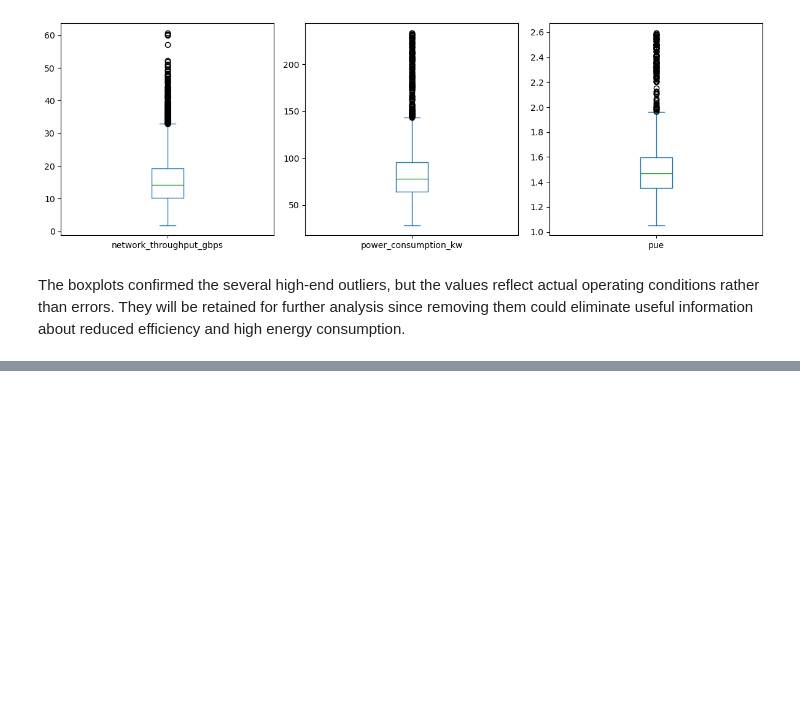
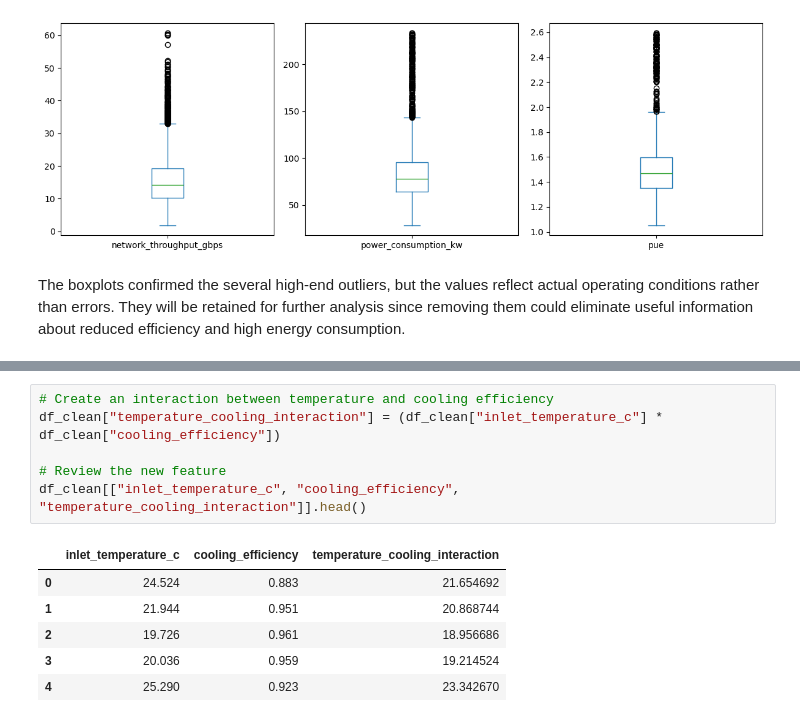
Before and after one commit to njafariii/data-center-energy-efficiency, a Jupyter notebook: data_preparation.ipynb, the cells around one changed output, grey strips where cells are left out. Saved outputs shown, nothing was run; the diff lists cells and outputs as text; blank space fills up the shorter version.

```diff
--- a/data_preparation.ipynb
+++ b/data_preparation.ipynb
@@ -170,0 +200,13 @@ The boxplots confirmed the several high-end outliers, but the values reflect act
+# %%
+# Create an interaction between temperature and cooling efficiency
+df_clean["temperature_cooling_interaction"] = (df_clean["inlet_temperature_c"] * df_clean["cooling_efficiency"])
+
+# Review the new feature
+df_clean[["inlet_temperature_c", "cooling_efficiency", "temperature_cooling_interaction"]].head()
+# %% [output]
+|  | inlet_temperature_c | cooling_efficiency | temperature_cooling_interaction |
+| 0 | 24.524 | 0.883 | 21.654692 |
+| 1 | 21.944 | 0.951 | 20.868744 |
+| 2 | 19.726 | 0.961 | 18.956686 |
+| 3 | 20.036 | 0.959 | 19.214524 |
+| 4 | 25.290 | 0.923 | 23.342670 |
```
Also changed, not shown: parts of 31 cells of this notebook, 3 other files.
